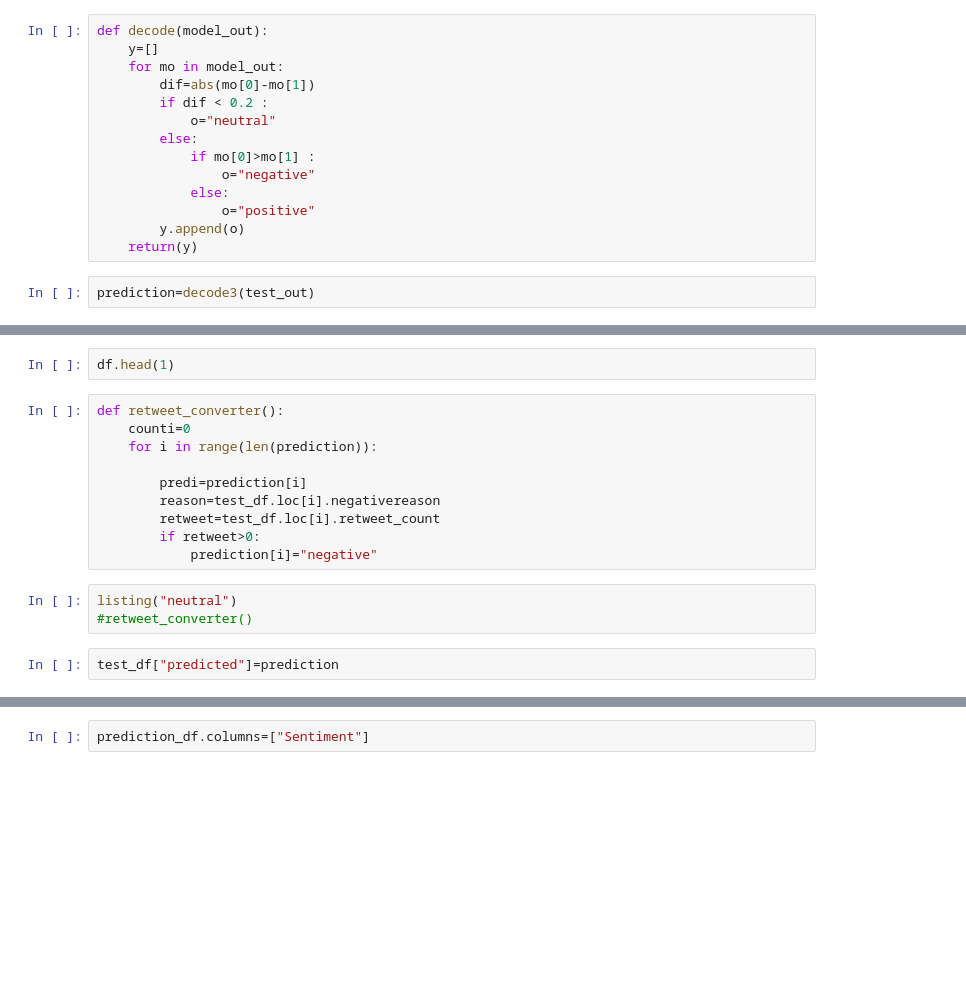
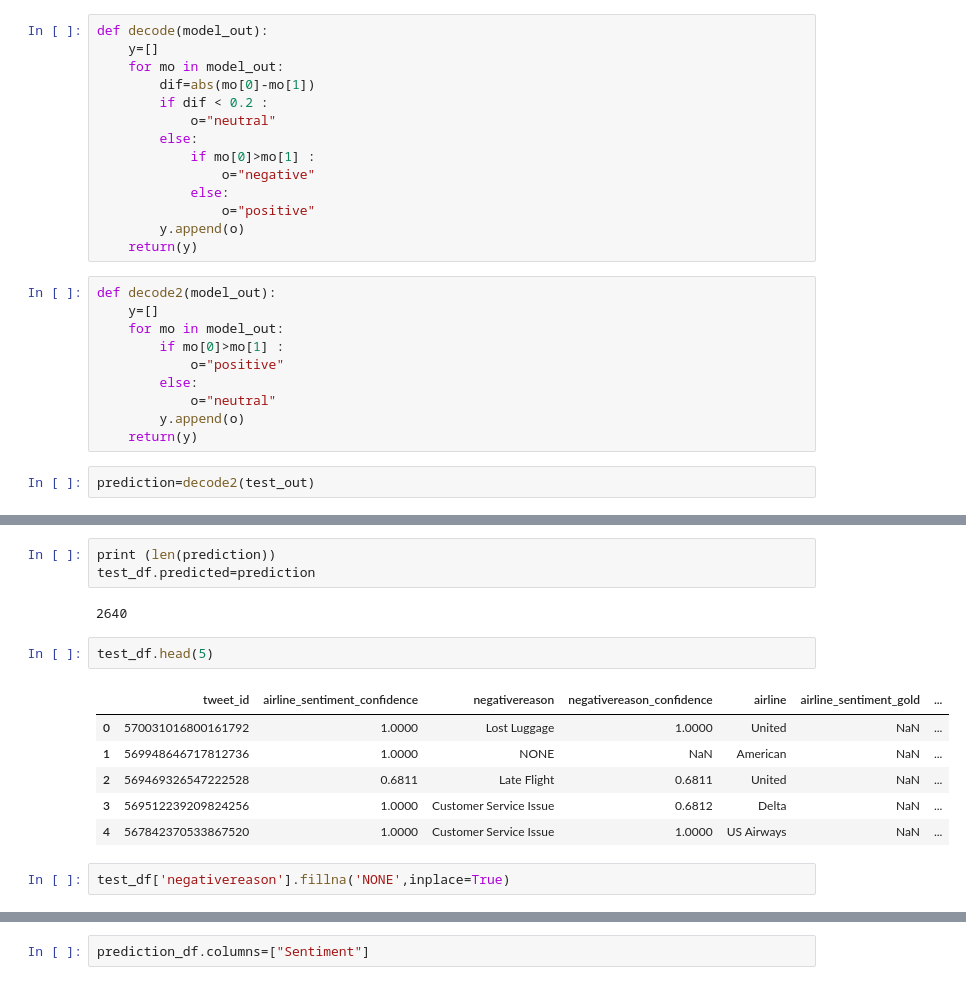
Before and after one commit to sipocz/Twitter-Sentiment-Analysis-AI-Challenge, a Jupyter notebook: Sentiment_Net_dualis_extend.ipynb, the cells around one changed output, grey strips where cells are left out. Saved outputs shown, nothing was run; the diff lists cells and outputs as text; blank space fills up the shorter version.

```diff
--- a/Sentiment_Net_dualis_extend.ipynb
+++ b/Sentiment_Net_dualis_extend.ipynb
@@ -599,5 +776,15 @@ def decode(model_out):
                 o="positive"
         y.append(o)
     return(y)
+# %%
+def decode2(model_out):
+    y=[]
+    for mo in model_out:
+        if mo[0]>mo[1] :
+            o="positive"
+        else:
+            o="neutral"
+        y.append(o)
+    return(y)
 # %%
-prediction=decode3(test_out)
+prediction=decode2(test_out)
@@ -627,17 +791,16 @@ def listing(status):
-# %%
-df.head(1)
-# %%
-def retweet_converter():
-    counti=0
-    for i in range(len(prediction)):
-
-        predi=prediction[i]
-        reason=test_df.loc[i].negativereason
-        retweet=test_df.loc[i].retweet_count
-        if retweet>0:
-            prediction[i]="negative"
-# %%
-listing("neutral")
-#retweet_converter()
-# %%
-test_df["predicted"]=prediction
+# %%
+print (len(prediction))
+test_df.predicted=prediction
+# %% [output]
+2640
+# %%
+test_df.head(5)
+# %% [output]
+|  | tweet_id | airline_sentiment_confidence | negativereason | negativereason_confidence | airline | airline_sentiment_gold | ... |
+| 0 | 570031016800161792 | 1.0000 | Lost Luggage | 1.0000 | United | NaN | ... |
+| 1 | 569948646717812736 | 1.0000 | NONE | NaN | American | NaN | ... |
+| 2 | 569469326547222528 | 0.6811 | Late Flight | 0.6811 | United | NaN | ... |
+| 3 | 569512239209824256 | 1.0000 | Customer Service Issue | 0.6812 | Delta | NaN | ... |
+| 4 | 567842370533867520 | 1.0000 | Customer Service Issue | 1.0000 | US Airways | NaN | ... |
+# %%
+test_df['negativereason'].fillna('NONE',inplace=True)
```
Also changed, not shown: parts of 35 cells of this notebook.
